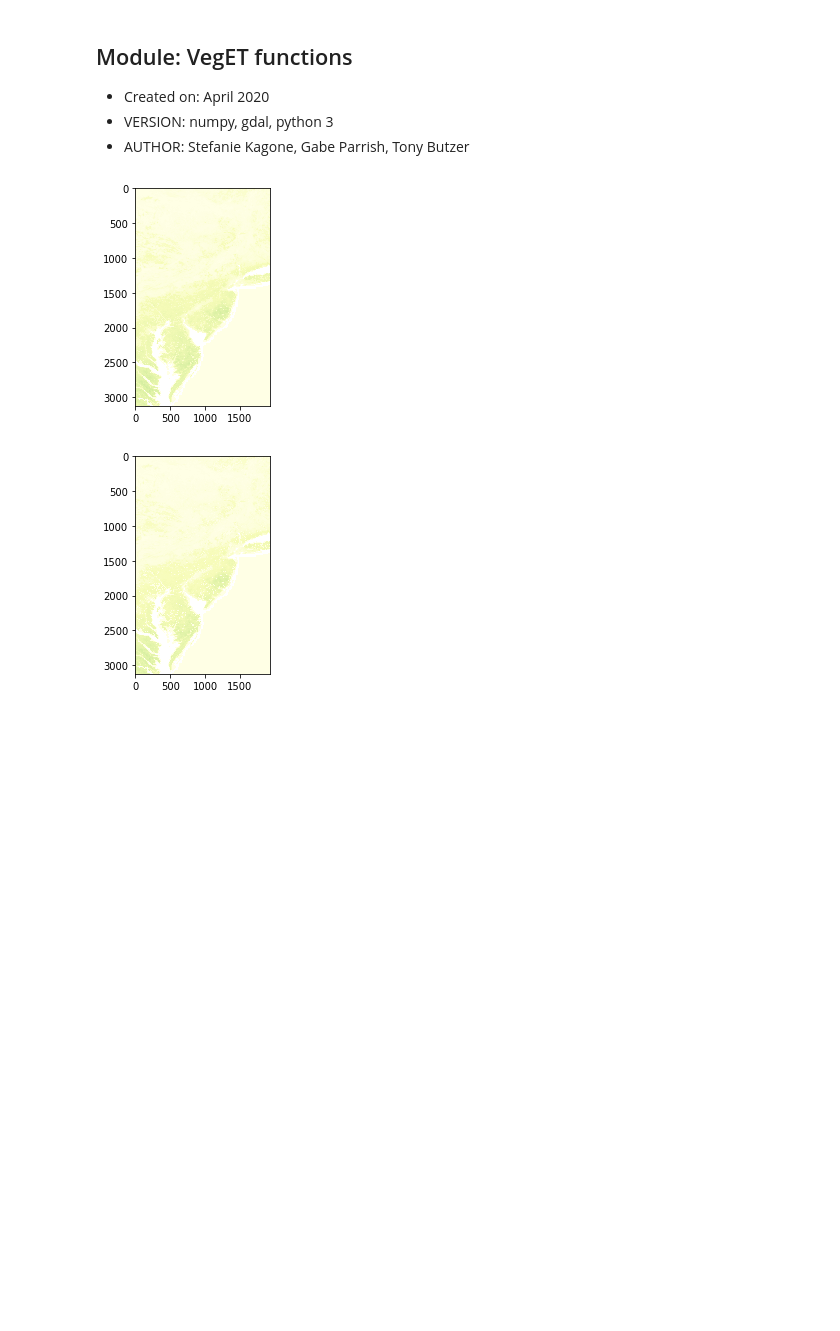
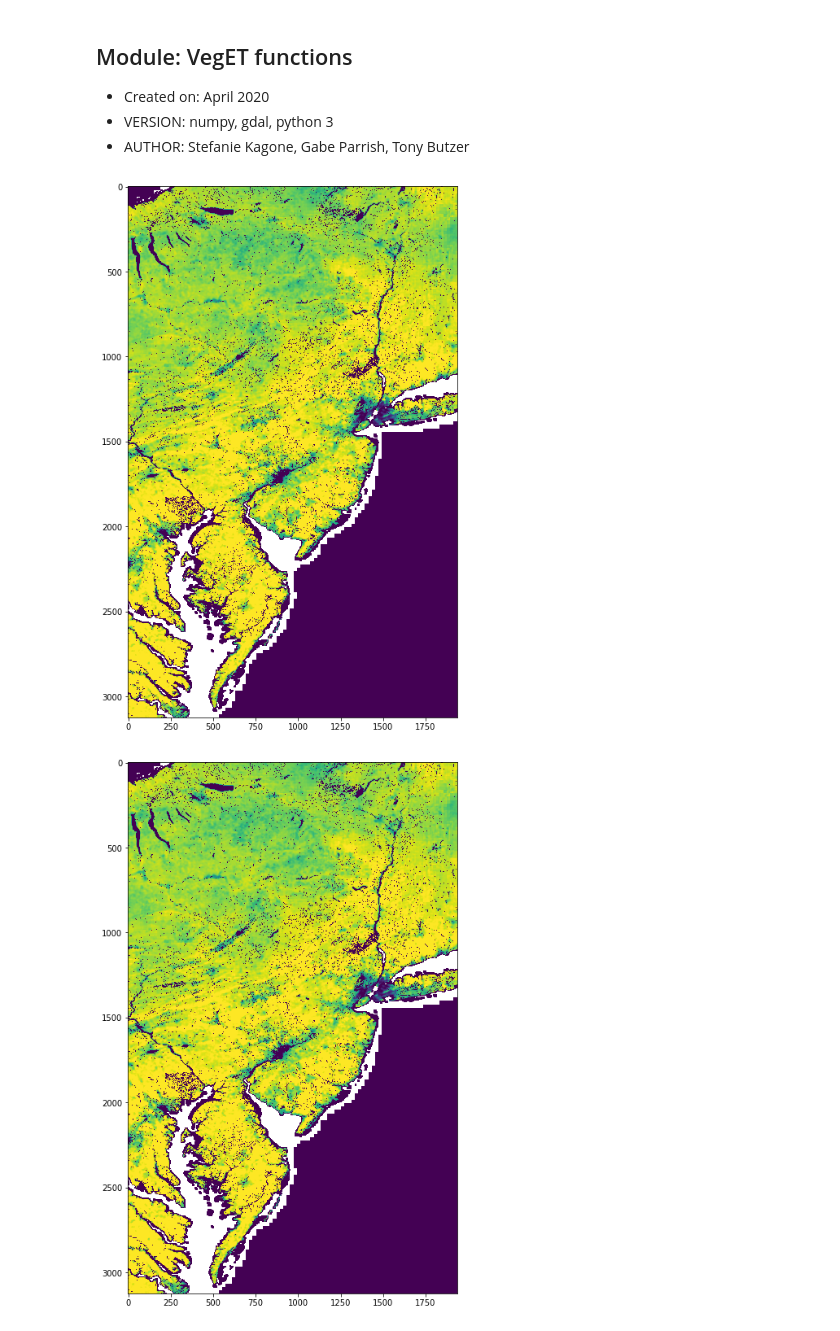
Before and after one commit to skagone/cloud-veg-et, a Jupyter notebook: 12-plotting-VegET.ipynb, the cells around one changed output. Drawn from its saved outputs; the diff is of its cells as text; code cells hidden in the pictures; blank space fills up the shorter version.

```diff
--- a/12-plotting-VegET.ipynb
+++ b/12-plotting-VegET.ipynb
@@ -6,31 +6,32 @@
 # %%
 import os
 import numpy as np
 import rasterio
 from matplotlib import pyplot as plt
 
 
-var='etasw'
-yr = 2013
+var='model_outputs/et'
+yr = 2014
 
 for i in range(9):
     day = i+1
 
     file = '{}_{}{:03d}.tif'.format(var, yr, day)
+    file = '{}_{}{:02d}.tif'.format(var, yr, 7)
 
     ds = rasterio.open(file)
 
     band1 = ds.read(1)
 
-
-    plt.imshow(band1, vmin=0, vmax=7, cmap='YlGn')
+    plt.figure(figsize=(10,12))
+    plt.imshow(band1, vmin=50, vmax=200, cmap='viridis')
     plt.show()
 
 #from rasterio.plot import show
 #show(ds)
 
 #test_ds = rasterio.open('test_tif.tif')
 #show(test_ds, cmap='viridis', adjust='linear')
 # %% [output]
-[figure, old version]
+[figure, new version]
-[figure, old version]
+[figure, new version]
```
Also changed, not shown: parts of 2 cells of this notebook, 6 other files.
